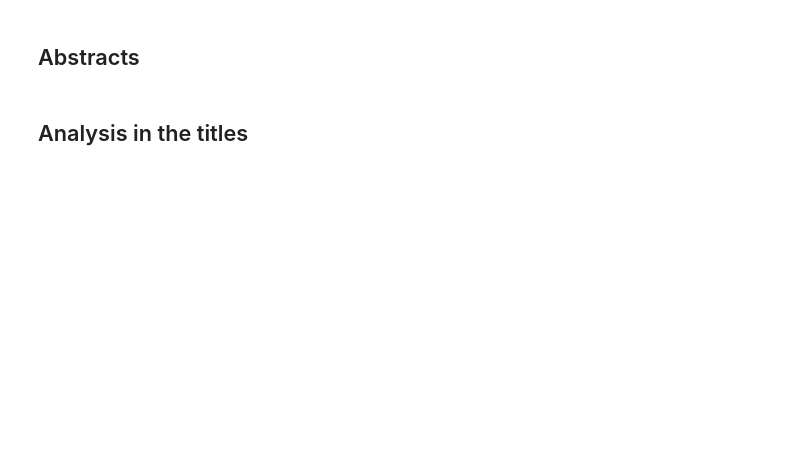
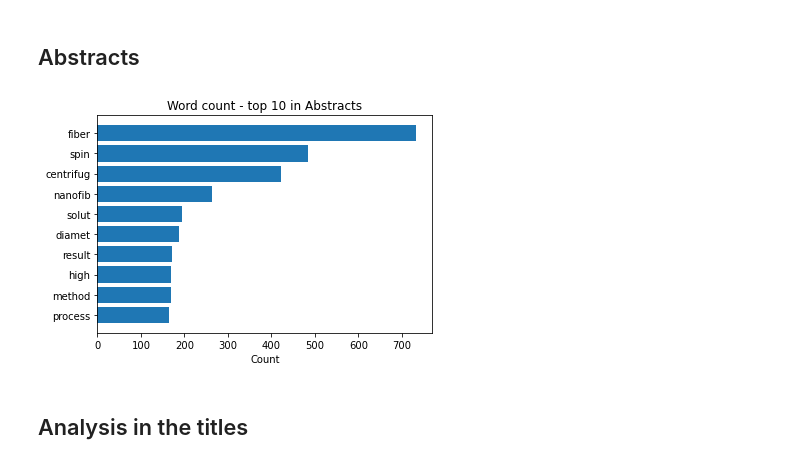
Before and after one commit to jaklengaigne/ILRA, a Jupyter notebook: Notebooks/ILRA.ipynb, the cells around one changed output. Cells and saved outputs as stored; diff of their text form; code cells hidden in the pictures; blank space fills up the shorter version.

```diff
--- a/Notebooks/ILRA.ipynb
+++ b/Notebooks/ILRA.ipynb
@@ -102,7 +101,7 @@ def preprocess(raw_text):
     # Stem word (Creating a new list of stemmed word with the clean one)
     stemmed_words = []
     for word in cleaned_words:
-        word = PorterStemmer().stem(word)
+        word = nltk.stem.PorterStemmer().stem(word)
         stemmed_words.append(word)
     # After all those changes, convert back the final list into string
     return " ".join(stemmed_words)
@@ -111,7 +110,7 @@ def preprocess(raw_text):
 raw_data_str['Abstract'] = raw_data_str['Abstract'].apply(preprocess)
 raw_data_str['Article Title'] = raw_data_str['Article Title'].apply(preprocess)
 raw_data_str['Author Keywords'] = raw_data_str['Author Keywords'].apply(preprocess)
-clean_data = raw_data_str
+clean_data = raw_data_str.copy()
 # %% [markdown]
 # Data exploration
 
@@ -128,25 +128,30 @@ def word_count(data):
 
     # Most common bigrams and trigrams in clean data
     # Puting all abstracts into a list
-    all_abstracts_list = data.tolist()
+    data_list = data.tolist()
     # Defining variables
-    all_abstracts_bigrams = []
-    all_abstracts_trigrams = []
+    all_bigrams = []
+    all_trigrams = []
 
     # Creating list of bigrams and trigrams by abstracts, i.e. list[0]=allBigramOfAbs1
-    for abstracts in all_abstracts_list:
-        abstracts = word_tokenize(abstracts)
-        all_abstracts_bigrams.append(list(bigrams(abstracts)))
-        all_abstracts_trigrams.append(list(trigrams(abstracts)))
+    for item in data_list:
+        item_token = nltk.word_tokenize(item)
+        #print(item)
+        #print(list(nltk.bigrams(item_token)))
+        #list([nltk.bigrams(item_token)])
+        all_bigrams.append(list([nltk.bigrams(item_token)]))
+        all_trigrams.append(list([nltk.trigrams(item_token)]))
 
     # Obtaining the most commons ones by abstracts for all of them
     top3_bi = []
-    for bi_by_abst in all_abstracts_bigrams:
+    for bi_by_abst in all_bigrams:
         top3_bi_by_abst = Counter(bi_by_abst).most_common(3)
         top3_bi.append(top3_bi_by_abst)
     top3_tri = []
-    for tri_by_abst in all_abstracts_trigrams:
+    for tri_by_abst in all_trigrams:
         top3_tri_by_abst = Counter(tri_by_abst).most_common(3)
         top3_tri.append(top3_tri_by_abst)
+    #print(top3_tri)
+    #abstract_grams_df = pd.DataFrame([list_bigrams, list_trigrams])
 
-    return clean_words_occ, all_abstracts_bigrams, all_abstracts_trigrams
+    return clean_words_occ, all_bigrams, all_trigrams
@@ -153,11 +162,20 @@ def word_count(data):
+# %%
+def barchart_top10(rval, plottitle):
+    fig, ax = plt.subplots()
+
+    ax.barh(rval[0]['word'][0:10], rval[0]['count'][0:10])
+    ax.invert_yaxis()  # labels read top-to-bottom
+    ax.set_xlabel('Count')
+    ax.set_title('Word count - top 10 in ' + plottitle)
 # %% [markdown]
 ## Abstracts
 # %%
-clean_words_occ, bigrams, trigrams = word_count(clean_data['Abstract'])
+rval_abstracts = word_count(clean_data['Abstract'])
+barchart_top10(rval_abstracts, 'Abstracts')
 # uncomment to get a look
-#clean_words_occ[0:10]  # top 10
-#(top3_bi)
-#(top3_tri)
+#rval_abstract[0][0:10]  # top 10
+# %% [output]
+[figure, added]
 # %% [markdown]
 ## Analysis in the titles
 # %%
```
Also changed, not shown: parts of 12 cells of this notebook.
